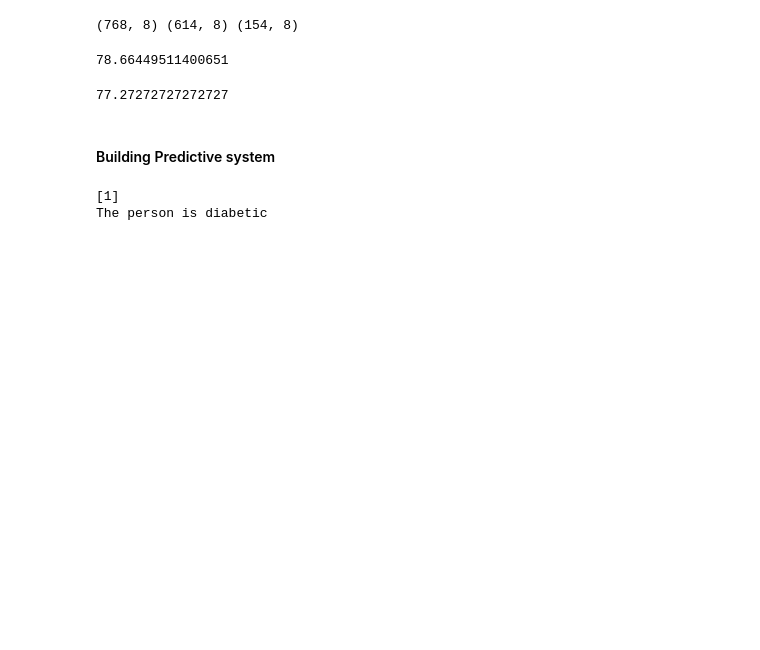
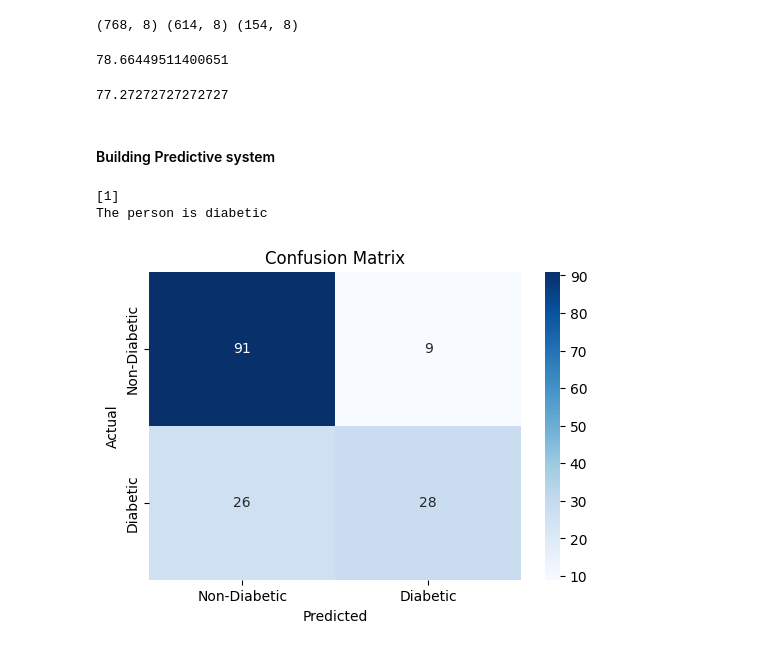
Before and after one commit to MekhzZ/SVM_Classifier_from_scratch, a Jupyter notebook: SVM_Classifier_from_scratch.ipynb, the cells around one changed output. Saved outputs shown, nothing was run; the diff lists cells and outputs as text; code cells hidden in the pictures; blank space fills up the shorter version.

```diff
--- a/SVM_Classifier_from_scratch.ipynb
+++ b/SVM_Classifier_from_scratch.ipynb
@@ -315,3 +315,24 @@ else:
 # %% [output]
 [1]
 The person is diabetic
+# %%
+from sklearn.metrics import confusion_matrix
+import seaborn as sns
+import matplotlib.pyplot as plt
+
+# for test data visualization
+y_true = Y_test  # Actual labels
+y_pred = model.predict(X_test)  # Predicted labels
+
+# Create the confusion matrix
+cm = confusion_matrix(y_true, y_pred)
+
+# Plot the confusion matrix
+plt.figure(figsize=(6,4))
+sns.heatmap(cm, annot=True, fmt="d", cmap="Blues", xticklabels=["Non-Diabetic", "Diabetic"], yticklabels=["Non-Diabetic", "Diabetic"])
+plt.ylabel('Actual')
+plt.xlabel('Predicted')
+plt.title('Confusion Matrix')
+plt.show()
+# %% [output]
+[figure, added]
```
Also changed, not shown: parts of 3 cells of this notebook.
